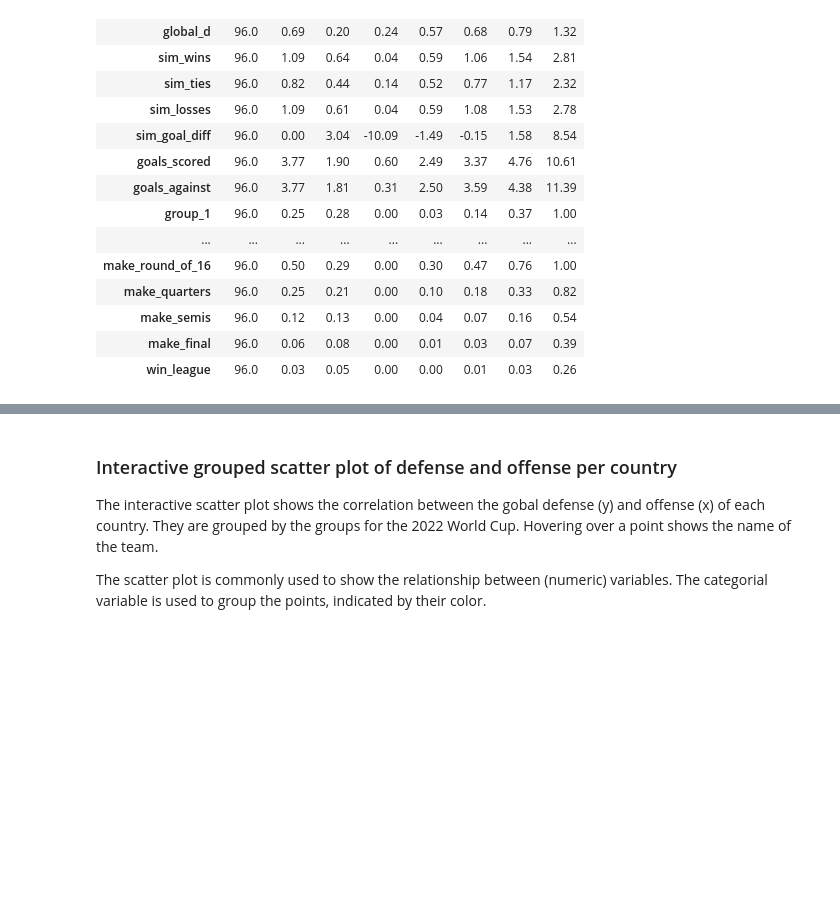
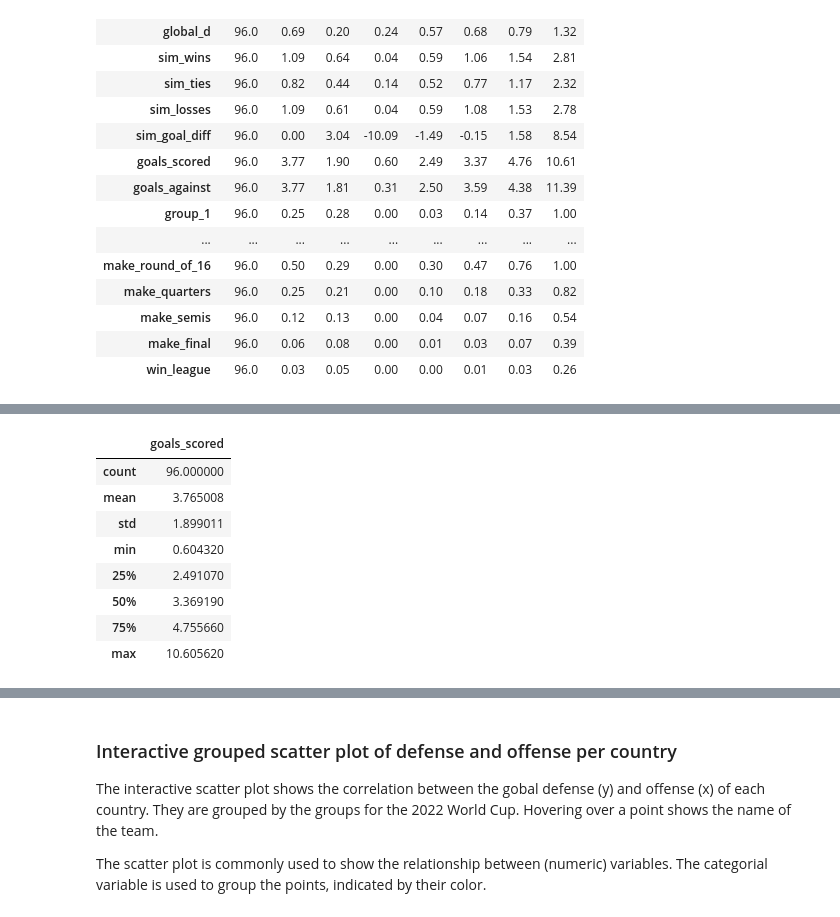
Before and after one commit to Philipp-Bauer/homework-1, a Jupyter notebook: notebooks/04-data-exploration.ipynb, the cells around one changed output, grey strips where cells are left out. Saved outputs shown, nothing was run; the diff lists cells and outputs as text; code cells hidden in the pictures; blank space fills up the shorter version.

```diff
--- a/notebooks/04-data-exploration.ipynb
+++ b/notebooks/04-data-exploration.ipynb
@@ -177,0 +151,12 @@ alt.Chart(source, title="Top goals scorer").mark_bar().encode(
+# %%
+df_top_scorer.describe()
+# %% [output]
+|  | goals_scored |
+| count | 96.000000 |
+| mean | 3.765008 |
+| std | 1.899011 |
+| min | 0.604320 |
+| 25% | 2.491070 |
+| 50% | 3.369190 |
+| 75% | 4.755660 |
+| max | 10.605620 |
```
Also changed, not shown: parts of 8 cells of this notebook.
